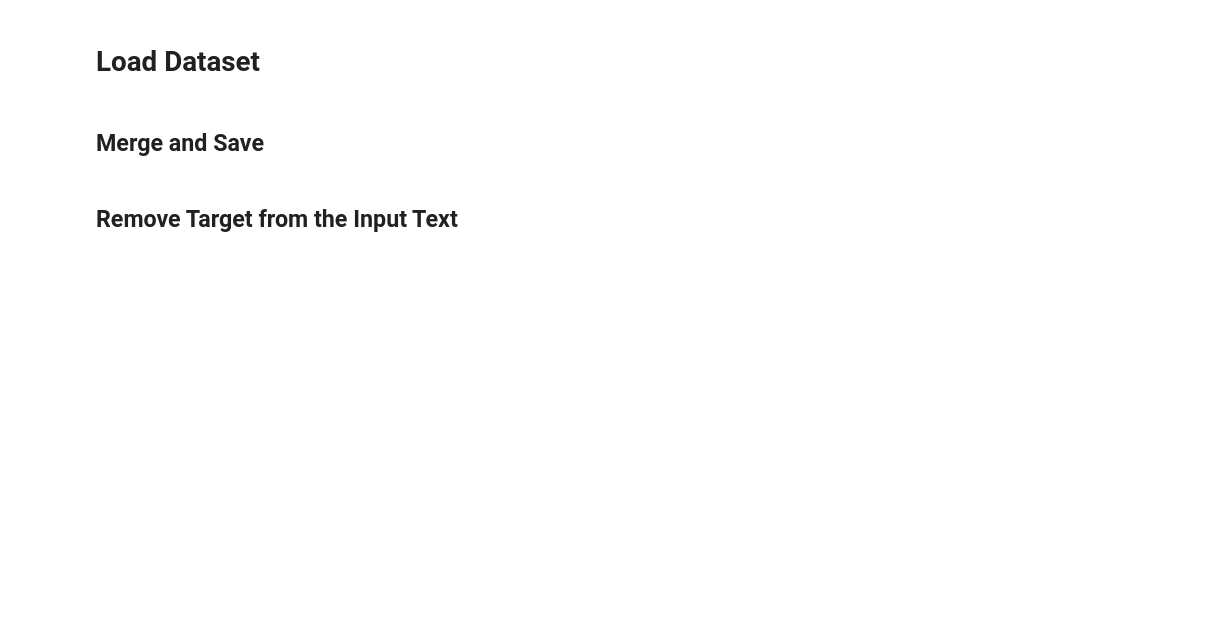
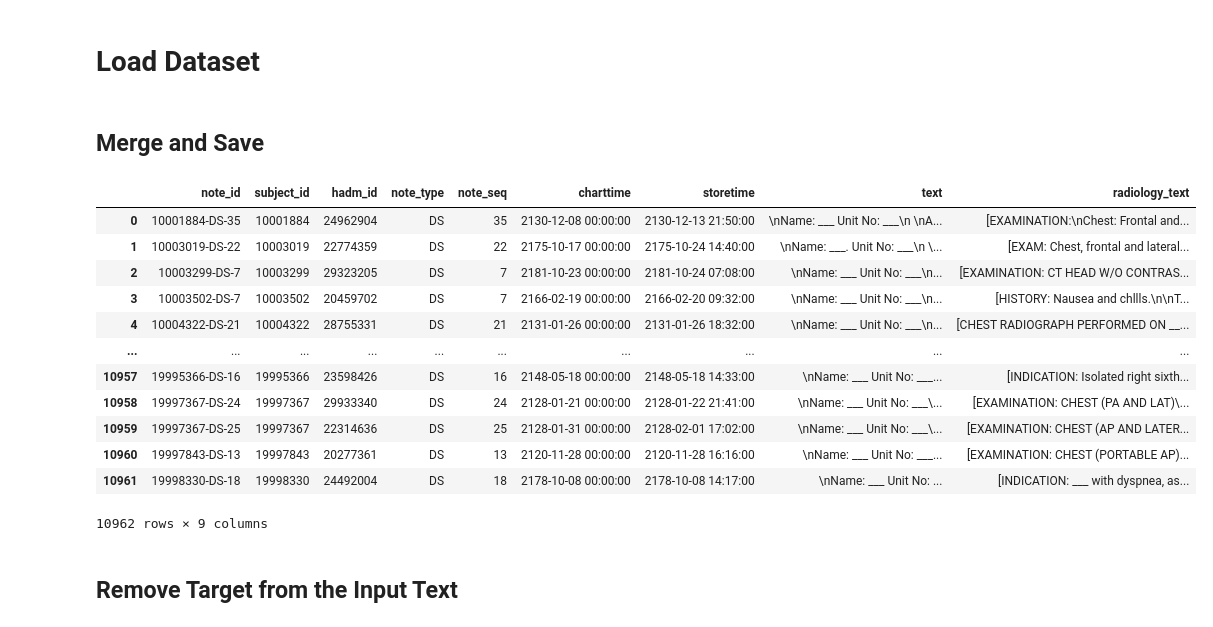
Before and after one commit to antangrocket1312/Discharge_LLM, a Jupyter notebook: notebook/brief_hospital_course_generation.ipynb, the cells around one changed output. Saved outputs shown, nothing was run; the diff lists cells and outputs as text; code cells hidden in the pictures; blank space fills up the shorter version.

Commit message:
Added Data and Updated Code

```diff
--- a/notebook/brief_hospital_course_generation.ipynb
+++ b/notebook/brief_hospital_course_generation.ipynb
@@ -27,33 +27,36 @@ from tqdm import tqdm
 def merge_two_dfs_no_dup_cols(df1, df2, merge_col):
     cols_to_use = df2.columns.difference(df1.columns).tolist() + merge_col
     return df1.merge(df2[cols_to_use], on=merge_col)
+# %%
+# data_path = "../data/test_phase_2/"
+data_path = "../data/sample/"
 # %%
 dfs = {}
-
-for subset in ['train', 'valid', 'test_phase_1']:
-    df_discharge_target = pd.read_csv(f'./physionet.org/files/discharge-me/1.2/{subset}/discharge_target.csv.gz', keep_default_na=False)
-    df_discharge = pd.read_csv(f'./physionet.org/files/discharge-me/1.2/{subset}/discharge.csv.gz', keep_default_na=False)
-    df_radiology = pd.read_csv(f'./physionet.org/files/discharge-me/1.2/{subset}/radiology.csv.gz', keep_default_na=False)
-    df_diagnoses_ed = pd.read_csv(f'./physionet.org/files/discharge-me/1.2/{subset}/diagnosis.csv.gz', keep_default_na=False)
-    df_triage_ed = pd.read_csv(f'./physionet.org/files/discharge-me/1.2/{subset}/triage.csv.gz', keep_default_na=False)
-    df_stays_ed = pd.read_csv(f'./physionet.org/files/discharge-me/1.2/{subset}/edstays.csv.gz', keep_default_na=False)
-#     dfs[subset] = df_discharge.merge(df_discharge_target, on=['note_id', 'hadm_id'])
-
-    merged_df = merge_two_dfs_no_dup_cols(df_discharge, df_discharge_target, ['hadm_id'])
-    merged_df = merge_two_dfs_no_dup_cols(merged_df, df_radiology.rename(columns={'text': 'radiology_text'}), ['hadm_id'])
-    merge_col = merged_df.drop(columns=['radiology_text']).columns.tolist()
-    merged_df = merged_df.groupby(merge_col).agg({
-        'radiology_text': lambda x: x.tolist()
-    }).reset_index()
-
-    merged_df_2 = merge_two_dfs_no_dup_cols(df_stays_ed, df_triage_ed, ['stay_id', 'subject_id'])
-    merged_df_2 = merge_two_dfs_no_dup_cols(merged_df_2, df_diagnoses_ed, ['stay_id', 'subject_id'])
-    merge_col_2 = [col for col in merged_df_2.columns if col not in df_diagnoses_ed.drop(columns=['stay_id', 'subject_id']).columns]
-    agg_col_2 = {col: lambda x: x.tolist() for col in df_diagnoses_ed.drop(columns=['stay_id', 'subject_id']).columns}
-    merged_df_2 = merged_df_2.groupby(merge_col_2).agg(agg_col_2).reset_index()
-
-    final_merged_df = merged_df.merge(merged_df_2)
-    dfs[subset] = final_merged_df
+df_discharge = pd.read_csv(os.path.join(data_path, "discharge.csv.gz"), keep_default_na=False)
+df_radiology = pd.read_csv(os.path.join(data_path, "radiology.csv.gz"), keep_default_na=False)
+merged_df = merge_two_dfs_no_dup_cols(df_discharge, df_radiology.rename(columns={'text': 'radiology_text'}), ['hadm_id'])
+merge_col = merged_df.drop(columns=['radiology_text']).columns.tolist()
+merged_df = merged_df.groupby(merge_col).agg({
+    'radiology_text': lambda x: x.tolist()
+}).reset_index()
+final_merged_df = merged_df
+dfs['data'] = final_merged_df
+# %%
+dfs['data']
+# %% [output]
+|  | note_id | subject_id | hadm_id | note_type | note_seq | charttime | storetime | text | radiology_text |
+| 0 | 10001884-DS-35 | 10001884 | 24962904 | DS | 35 | 2130-12-08 00:00:00 | 2130-12-13 21:50:00 | \nName: ___ Unit No: ___\n \nA... | [EXAMINATION:\nChest: Frontal and... |
+| 1 | 10003019-DS-22 | 10003019 | 22774359 | DS | 22 | 2175-10-17 00:00:00 | 2175-10-24 14:40:00 | \nName: ___. Unit No: ___\n \... | [EXAM: Chest, frontal and lateral... |
+| 2 | 10003299-DS-7 | 10003299 | 29323205 | DS | 7 | 2181-10-23 00:00:00 | 2181-10-24 07:08:00 | \nName: ___ Unit No: ___\n... | [EXAMINATION: CT HEAD W/O CONTRAS... |
+| 3 | 10003502-DS-7 | 10003502 | 20459702 | DS | 7 | 2166-02-19 00:00:00 | 2166-02-20 09:32:00 | \nName: ___ Unit No: ___\n... | [HISTORY: Nausea and chllls.\n\nT... |
+| 4 | 10004322-DS-21 | 10004322 | 28755331 | DS | 21 | 2131-01-26 00:00:00 | 2131-01-26 18:32:00 | \nName: ___ Unit No: ___\n... | [CHEST RADIOGRAPH PERFORMED ON __... |
+| ... | ... | ... | ... | ... | ... | ... | ... | ... | ... |
+| 10957 | 19995366-DS-16 | 19995366 | 23598426 | DS | 16 | 2148-05-18 00:00:00 | 2148-05-18 14:33:00 | \nName: ___ Unit No: ___... | [INDICATION: Isolated right sixth... |
+| 10958 | 19997367-DS-24 | 19997367 | 29933340 | DS | 24 | 2128-01-21 00:00:00 | 2128-01-22 21:41:00 | \nName: ___ Unit No: ___\... | [EXAMINATION: CHEST (PA AND LAT)\... |
+| 10959 | 19997367-DS-25 | 19997367 | 22314636 | DS | 25 | 2128-01-31 00:00:00 | 2128-02-01 17:02:00 | \nName: ___ Unit No: ___\... | [EXAMINATION: CHEST (AP AND LATER... |
+| 10960 | 19997843-DS-13 | 19997843 | 20277361 | DS | 13 | 2120-11-28 00:00:00 | 2120-11-28 16:16:00 | \nName: ___ Unit No: ___... | [EXAMINATION: CHEST (PORTABLE AP)... |
+| 10961 | 19998330-DS-18 | 19998330 | 24492004 | DS | 18 | 2178-10-08 00:00:00 | 2178-10-08 14:17:00 | \nName: ___ Unit No: ... | [INDICATION: ___ with dyspnea, as... |
+10962 rows × 9 columns
 # %% [markdown]
 ## Remove Target from the Input Text
 # %%
```
Also changed, not shown: 5 other files.
